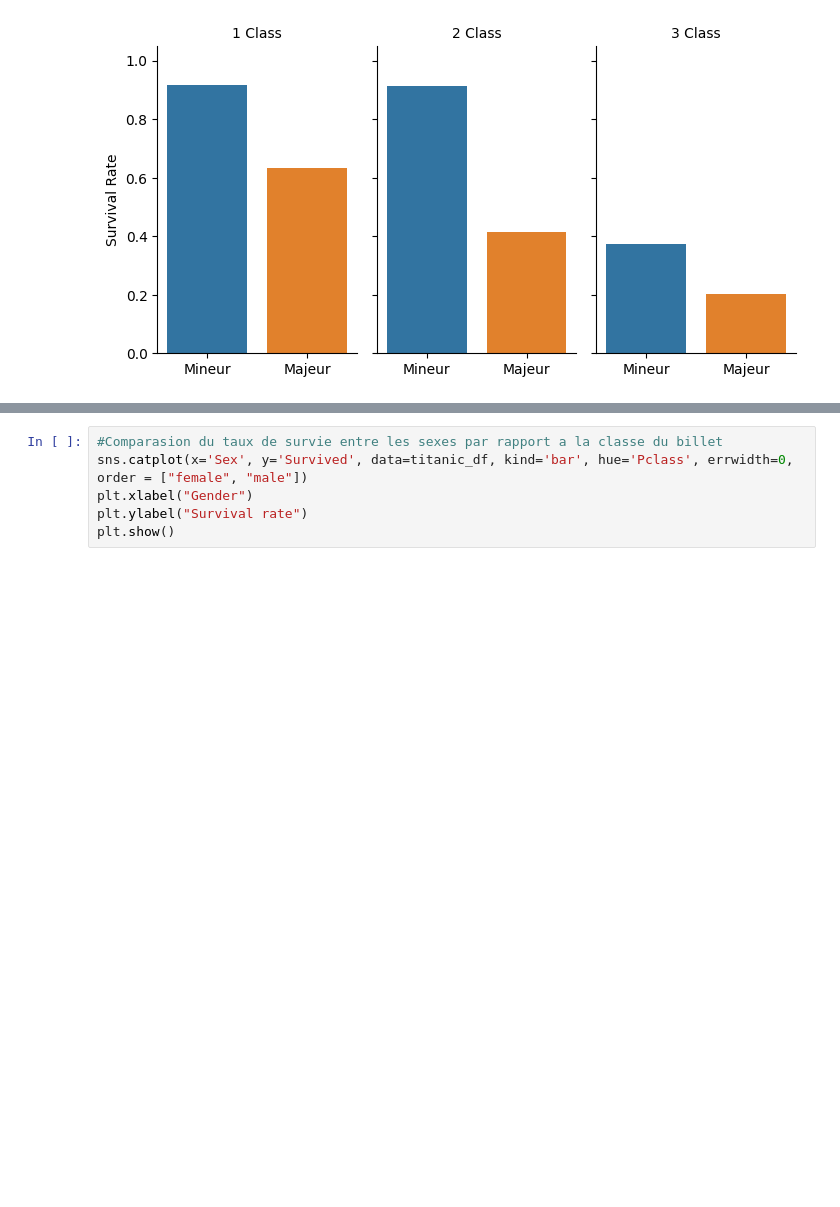
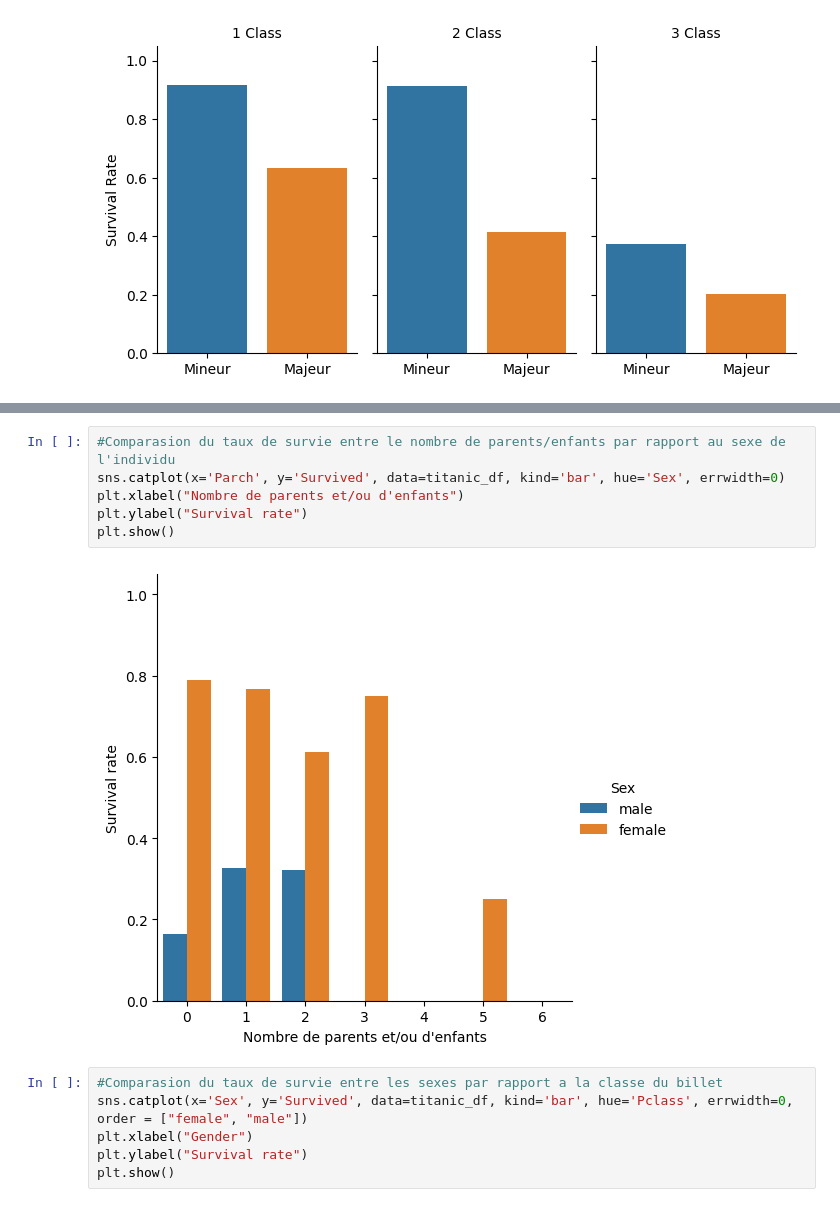
Before and after one commit to julienAboutard/Titanic-AI, a Jupyter notebook: Titanic.ipynb, the cells around one changed output, grey strips where cells are left out. Saved outputs shown, nothing was run; the diff lists cells and outputs as text; blank space fills up the shorter version.

```diff
--- a/Titanic.ipynb
+++ b/Titanic.ipynb
@@ -161,3 +201,11 @@ plt.show()
+# %%
+#Comparasion du taux de survie entre le nombre de parents/enfants par rapport au sexe de l'individu
+sns.catplot(x='Parch', y='Survived', data=titanic_df, kind='bar', hue='Sex', errwidth=0)
+plt.xlabel("Nombre de parents et/ou d'enfants")
+plt.ylabel("Survival rate")
+plt.show()
+# %% [output]
+[figure, added]
 # %%
 #Comparasion du taux de survie entre les sexes par rapport a la classe du billet
 sns.catplot(x='Sex', y='Survived', data=titanic_df, kind='bar', hue='Pclass', errwidth=0, order = ["female", "male"])
```
Also changed, not shown: parts of 14 cells of this notebook, 1 other file.
